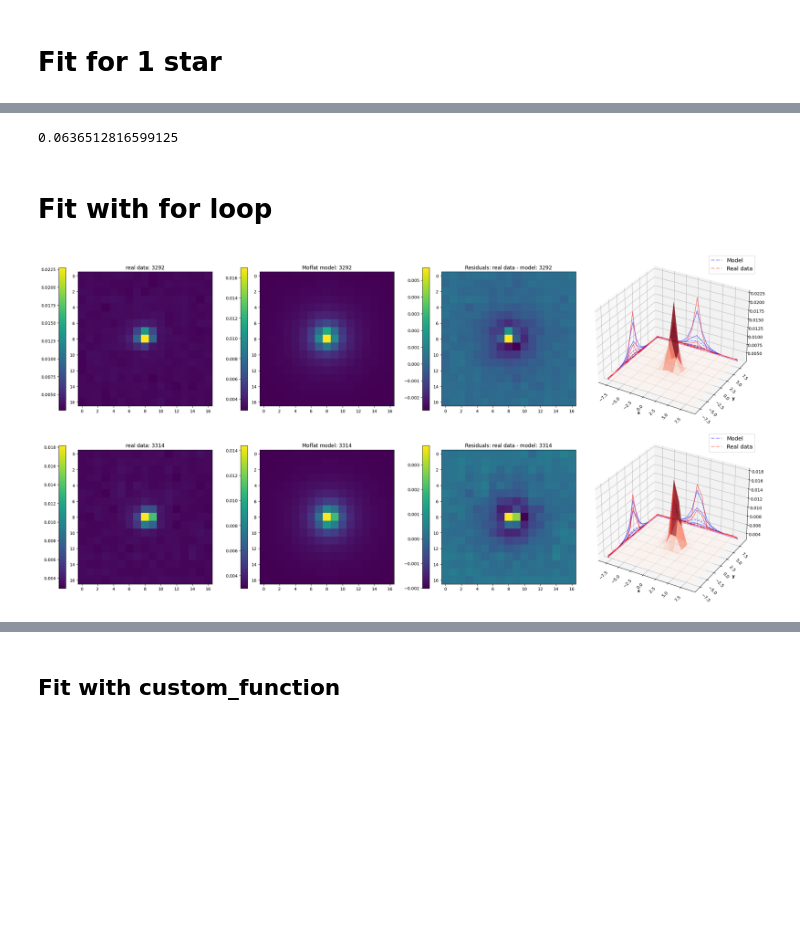
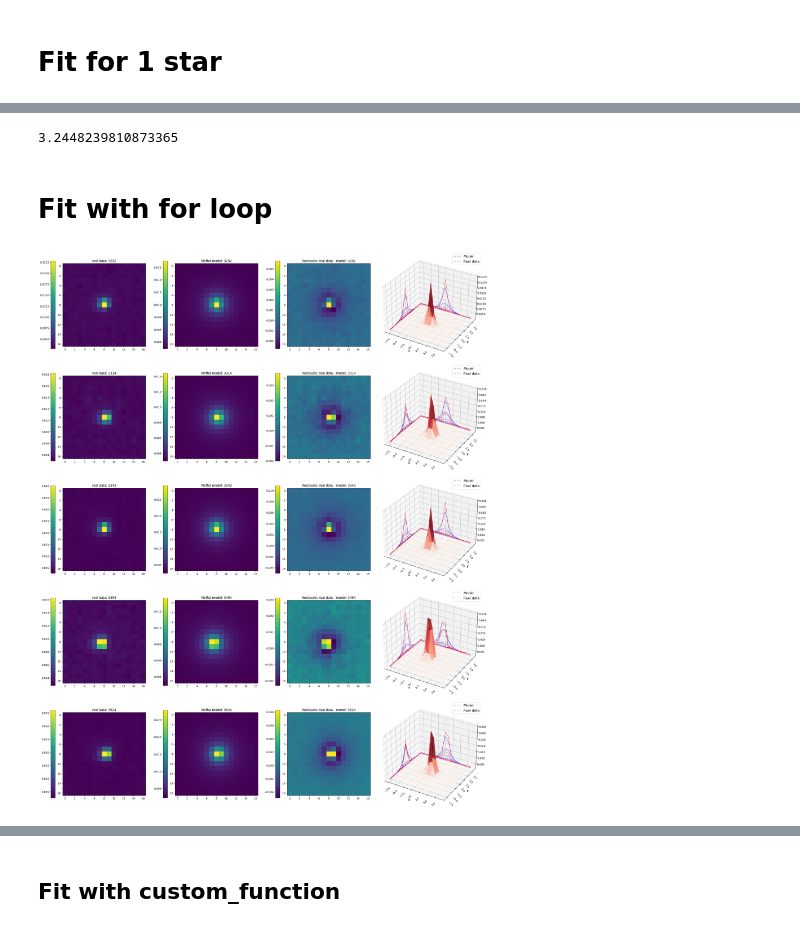
Before and after one commit to SybilleVoisin/Stage_M2_ztf, a Jupyter notebook: main_notebook/PSF_optimize_moffat.ipynb, the cells around one changed output, grey strips where cells are left out. Saved outputs shown, nothing was run; the diff lists cells and outputs as text; code cells hidden in the pictures; blank space fills up the shorter version.

```diff
--- a/main_notebook/PSF_optimize_moffat.ipynb
+++ b/main_notebook/PSF_optimize_moffat.ipynb
@@ -25,19 +25,24 @@ io.get_file(filename, downloadit=True)
 # %%
 # importing image
-img = ztfimg.ScienceQuadrant.from_filename("/sps/ztf/data/sci/2020/0924/431759/ztf_20200924431759_000655_zr_c13_o_q3_sciimg.fits")
-q1 = img.get_ccd().get_quadrant(1) #selects quadrant 1
+
+liste_file = ["/sps/ztf/data/sci/2020/0924/431759/ztf_20200924431759_000655_zr_c13_o_q3_sciimg.fits", "/sps/ztf/data/sci/2020/0924/431759/ztf_20200924431759_000655_zr_c01_o_q1_sciimg.fits",
+             "/sps/ztf/data/sci/2020/0924//278681/ztf_20200924278681_000682_zg_c01_o_q1_sciimg.fits", "/sps/ztf/data/sci/2020/0924/352269/ztf_20200924352269_000650_zr_c06_o_q2_sciimg.fits",
+             "/sps/ztf/data/sci/2020/0924/509537/ztf_20200924509537_000700_zg_c03_o_q2_sciimg.fits", "/sps/ztf/data/sci/2020/0924/431759/ztf_20200924431759_000655_zr_c09_o_q1_sciimg.fits"]
+
+img1 = ztfimg.ScienceQuadrant.from_filename(liste_file[0])
+q1 = img1.get_ccd().get_quadrant(1) #selects quadrant 1
 qimg1 = q1.get_data() #converted to numpy array
 
 # importing data into a pandas.dataframe
 qimg1_catalog = ztfin2p3.catalog.get_img_refcatalog(q1, which="gaia_dr2") # selects the data corresponding to the quadrant in the gaia_dr2 catalog
 qimg1_catalog['isolated'] = ztfimg.catalog.get_isolated(qimg1_catalog, seplimit=20) #select stars that are 15 arcsec apart and add a Boolean column
 qimg_catalog_isolated = qimg1_catalog.loc[qimg1_catalog['isolated'] == True] # we keep only isolated stars (whose Boolean is True)
+qimg_catalog_isolated = qimg_catalog_isolated.drop('isolated', axis=1) #supression of isolated column
 
 # magnitude selection
 mag_inf = qimg_catalog_isolated.phot_g_mean_mag > 14 #selects magnitudes above 14
 mag_sup = qimg_catalog_isolated.phot_g_mean_mag < 18 #selects magnitudes below 18
 qimg_catalog_isolated_mag = qimg_catalog_isolated.loc[mag_inf & mag_sup] #application of the mask on magnitudes
-qimg_catalog_isolated_mag = qimg_catalog_isolated_mag.drop('isolated', axis=1) #supression of isolated column
 
 # location selection
 mag_bord_left = qimg_catalog_isolated_mag.x > 15 # removes stars on the left edge of 15 pixels
@@ -46,7 +51,6 @@ mag_bord_top = qimg_catalog_isolated_mag.y > 15 # removes the stars on the top e
 mag_bord_bottom = qimg_catalog_isolated_mag.y < (q1.shape[1]-15) # removes stars on the bottom edge of 15 pixels
 mag_bord_combined = np.logical_and.reduce((mag_bord_left, mag_bord_right, mag_bord_top, mag_bord_bottom)) #edge selection
 qimg_catalog_isolated_mag_bord = qimg_catalog_isolated_mag[mag_bord_combined] #application of edge mask
-#qimg_catalog_isolated_mag_bord.to_csv('data_ztf.csv', index=False) #to save the dataframe in csv format
 qimg_catalog_isolated_mag_bord
 # %% [output]
 |  | id | coord_ra | coord_dec | phot_g_mean_flux | phot_bp_mean_flux | phot_rp_mean_flux | ... |
@@ -191,7 +195,7 @@ def fits(params, data, X, Y):
 %%time
 
 # create an image centered on a star
-df = qimg_catalog_isolated_mag_bord.loc[3292]
+df = qimg_catalog_isolated_mag_bord.head(1)
 x = df.x
 y = df.y
 x0 = int(round(x))
@@ -215,7 +219,7 @@ fout = fits(params_init, to_fit.ravel(), X, Y)
 model = get_model_moffat(*fout.x, X, Y).reshape(size,size)
 residuals = (to_fit - model).reshape(size, size)
 
-hessian_inv = fout.hess_inv
+hessian_inv = fout.hess_inv / fout.hess_inv.sum()
 errors = np.sqrt(np.diag(hessian_inv))
 
 print("chi squared:", f"{get_likelihood(fout.x, to_fit.ravel(), X, Y):.6f}")
@@ -263,13 +267,13 @@ Wall time: 542 ms
 noise = fout.x[0] / errors[0]
 print(noise)
 # %% [output]
-0.0636512816599125
+3.2448239810873365
 # %% [markdown]
 # Fit with for loop
 # %%
 %%time
 
-total_images = 2 # number of data items selected in the dataframe
+total_images = 5 # number of data items selected in the dataframe
 end = qimg_catalog_isolated_mag_bord.head(total_images)
 num_cols = 4
 num_rows = total_images
@@ -333,31 +337,31 @@ for i, (index, row) in enumerate(end.iterrows()):
     im3 = ax3.imshow(residuals)
     ax3.set_title(f'Residuals: real data - model: {index}')
     # ax3.text(0.98, 0.10, f"A_ERR={errors[0]:.4f}, x0_ERR={errors[1]:.4f}, y0_ERR= {errors[2]:.4f}",
     #          color = 'white', fontsize=11, horizontalalignment='right', verticalalignment='bottom', transform=ax3.transAxes)
     # ax3.text(0.98, 0.04, f"gamma_ERR={errors[3]:.3f}, alpha_ERR={errors[4]:.3f}, b_ERR={errors[5]:.3f}",
     #          color = 'white', fontsize=11, horizontalalignment='right', verticalalignment='bottom', transform=ax3.transAxes)
     plt.colorbar(im3, ax=ax3, location = 'left', orientation = 'vertical', shrink=0.8, pad=0.07)
 
     ax4 = axes[i, 3]
     fig = plt.gcf()
     spec = ax4.get_subplotspec()
     fig.delaxes(ax4)
     ax4_3d = fig.add_subplot(spec, projection='3d')
     ax4_3d.plot_surface(X, Y, to_fit, cmap='Reds', alpha=0.6, label='real data')
     ax4_3d.contour3D(X, Y, model.reshape(17,17), levels=50, cmap='Purples', alpha=0.6)
     ax4_3d.set_xlabel('x', fontdict=dict(weight='bold'))
     ax4_3d.set_ylabel('y', fontdict=dict(weight='bold'))
     ax4_3d.xaxis.set_tick_params(rotation=45)
     ax4_3d.yaxis.set_tick_params(rotation=-45)
     c1 = ax4_3d.contour(X, Y, model.reshape(size, size), 8, zdir='y', offset=np.max(Y), colors='blue', alpha=0.5)
     c2 = ax4_3d.contour(X, Y, to_fit.reshape(size, size), 8, zdir='y', offset=np.max(Y), colors='red', alpha=0.5)
     ax4_3d.contour(X, Y, model.reshape(size, size), 8, zdir='x', offset=np.min(X), colors='blue', alpha=0.5)
     ax4_3d.contour(X, Y, to_fit.reshape(size, size), 8, zdir='x', offset=np.min(X), colors='red', alpha=0.5)
     h1, _ = c1.legend_elements()
     h2, _ = c2.legend_elements()
     ax4_3d.legend([h1[0], h2[0]], ['Model', 'Real data'], fontsize=13)
 
 plt.tight_layout()
 plt.show()
 # %% [output]
-[figure, old version]
+[figure, new version]
```
Also changed, not shown: parts of 5 cells of this notebook, 2 other files.
